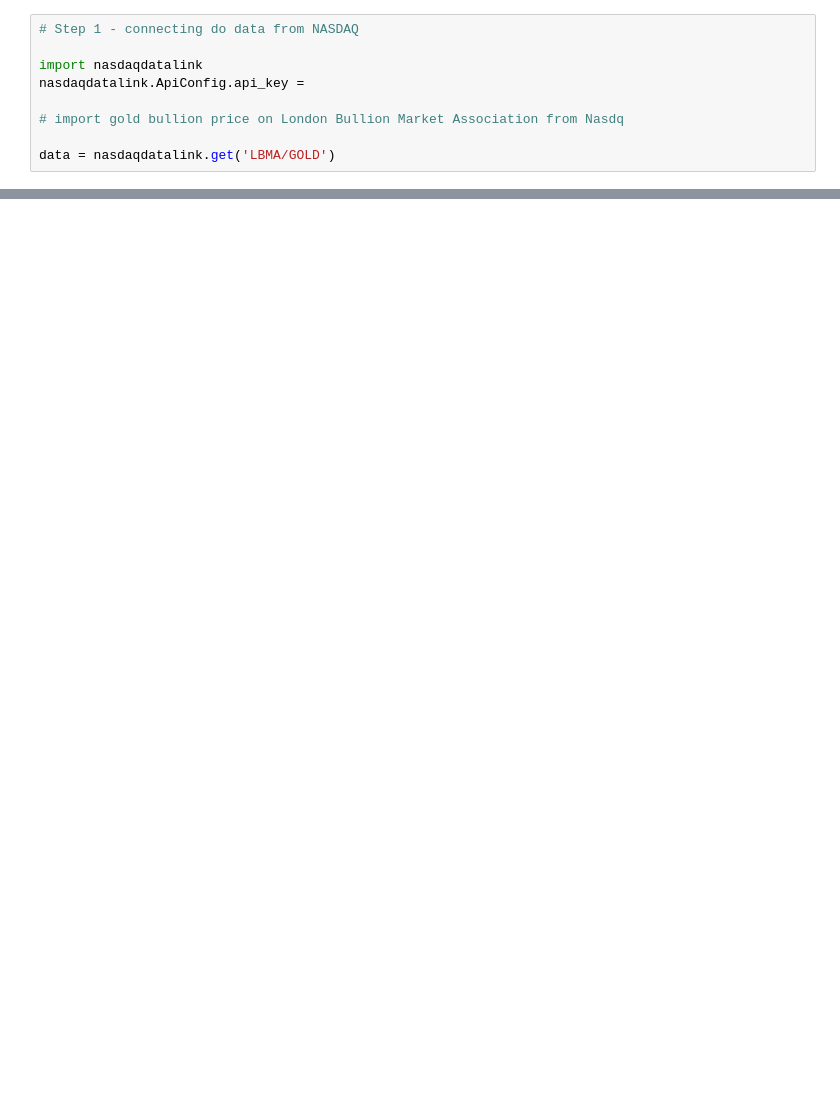
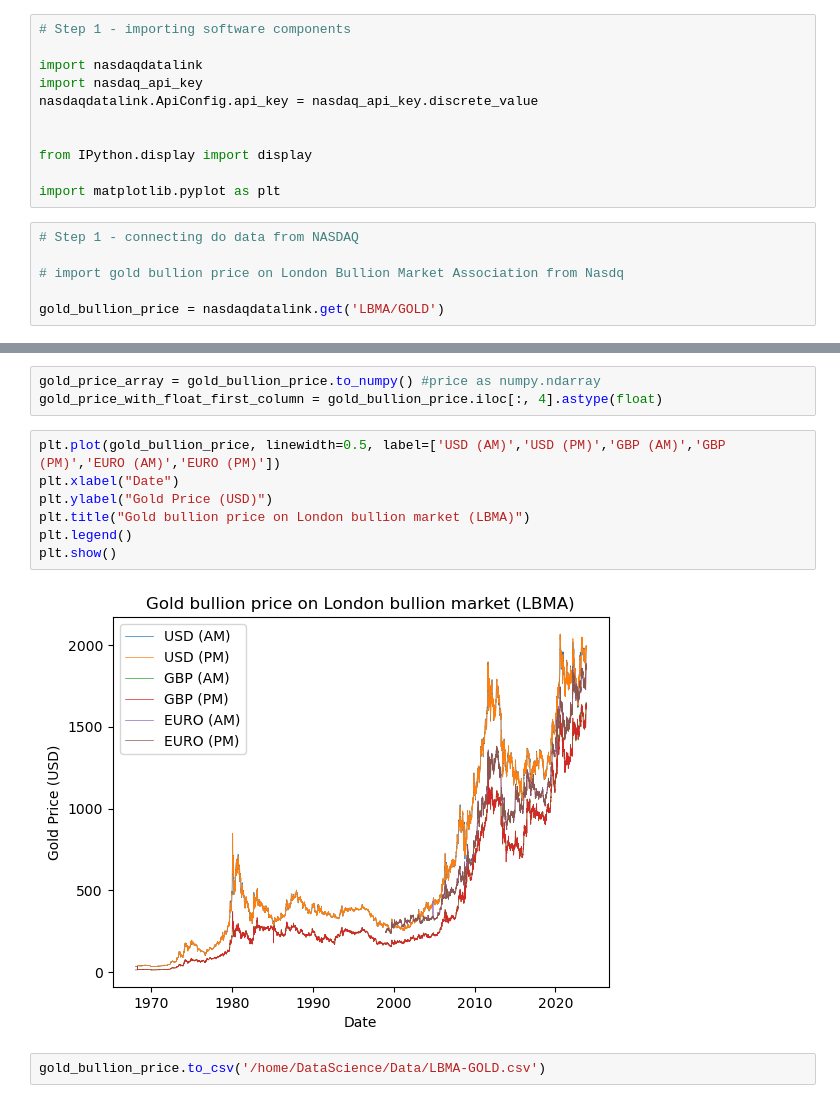
Before and after one commit to peterartman/DataScience, a Jupyter notebook: Gold.ipynb, the cells around one changed output, grey strips where cells are left out. Saved outputs shown, nothing was run; the diff lists cells and outputs as text; blank space fills up the shorter version.

Commit message:
Added discrete nasdaq api key and list of work

```diff
--- a/Gold.ipynb
+++ b/Gold.ipynb
@@ -8,9 +23,17 @@
+# %%
+# Step 1 - importing software components
+
+import nasdaqdatalink
+import nasdaq_api_key
+nasdaqdatalink.ApiConfig.api_key = nasdaq_api_key.discrete_value
+
+
+from IPython.display import display
+
+import matplotlib.pyplot as plt
 # %%
 # Step 1 - connecting do data from NASDAQ
 
-import nasdaqdatalink
-nasdaqdatalink.ApiConfig.api_key =
-
 # import gold bullion price on London Bullion Market Association from Nasdq
 
-data = nasdaqdatalink.get('LBMA/GOLD')
+gold_bullion_price = nasdaqdatalink.get('LBMA/GOLD')
@@ -41,0 +58,14 @@ Date
+# %%
+gold_price_array = gold_bullion_price.to_numpy() #price as numpy.ndarray
+gold_price_with_float_first_column = gold_bullion_price.iloc[:, 4].astype(float)
+# %%
+plt.plot(gold_bullion_price, linewidth=0.5, label=['USD (AM)','USD (PM)','GBP (AM)','GBP (PM)','EURO (AM)','EURO (PM)'])
+plt.xlabel("Date")
+plt.ylabel("Gold Price (USD)")
+plt.title("Gold bullion price on London bullion market (LBMA)")
+plt.legend()
+plt.show()
+# %% [output]
+[figure, added]
+# %%
+gold_bullion_price.to_csv('/home/DataScience/Data/LBMA-GOLD.csv')
```
Also changed, not shown: parts of 5 cells of this notebook, 1 other file.
